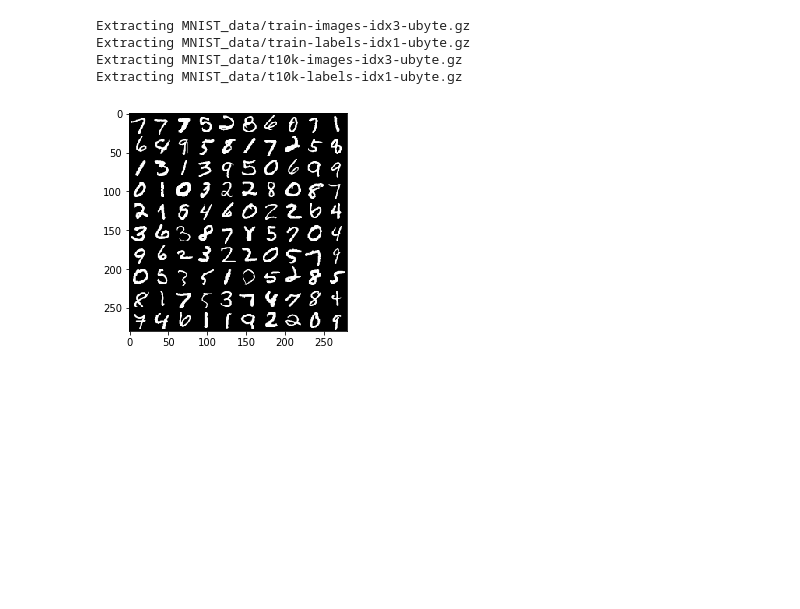
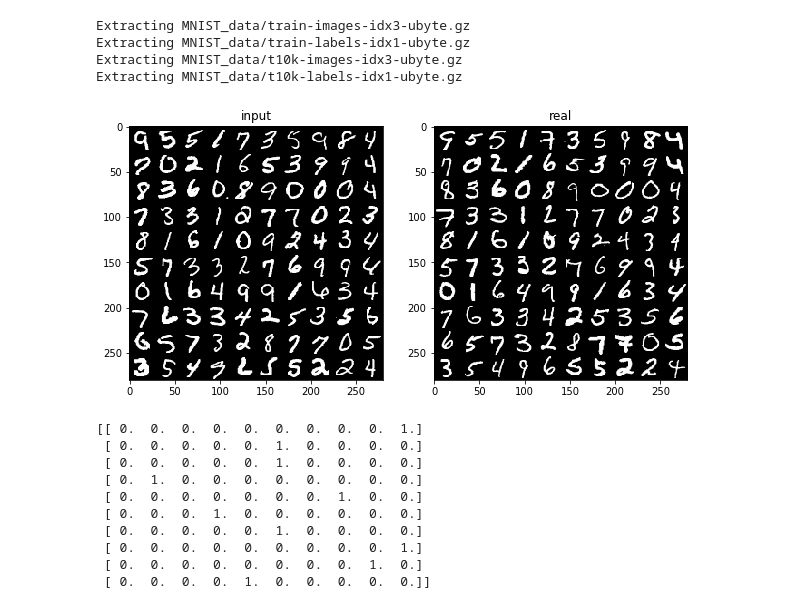
Before and after one commit to williamwhe/privateGAN, a Jupyter notebook: Testing Dataset class.ipynb, the cells around one changed output. Cells and saved outputs as stored; diff of their text form; code cells hidden in the pictures; blank space fills up the shorter version.

Commit message:
Changed MNIST run to work with all images, not just one label

```diff
--- a/Testing Dataset class.ipynb
+++ b/Testing Dataset class.ipynb
@@ -12,7 +12,7 @@ batch_size = 200
 source_label = 0
 target_label = 1
 
-loader = Dataset2(train_data, train_label, source_label, targeted=False)
+loader = Dataset2(train_data, train_label, source_label)
 # data = loader.next_batch(batch_size, negative=False)
 # %% [output]
 Extracting MNIST_data/train-images-idx3-ubyte.gz
@@ -66,9 +66,29 @@ def merge(images, size):
 # plt.show()
 # %%
 import matplotlib.pyplot as plt
-data_1, label_1, _ = loader.next_batch(batch_size)
-imgs = merge(data_1[:100], [10, 10])
-plt.imshow(imgs, cmap=plt.cm.Greys_r)
+# loader = Dataset2(train_data, train_label, source_label)
+data, label, target = loader.next_batch(batch_size)
+source_imgs = merge(data[:100], [10, 10])
+target_imgs = merge(target[:100], [10, 10])
+
+_, axx = plt.subplots(1, 2, figsize=(10, 20))
+
+for ax, imgs, title in zip(axx,
+                           [source_imgs, target_imgs],
+                           ['input', 'real']):
+    ax.imshow(imgs, cmap=plt.cm.Greys_r)
+    ax.set_title(title)
 plt.show()
+print label[:10,:]
 # %% [output]
-[figure, old version]
+[figure, new version]
+[[ 0.  0.  0.  0.  0.  0.  0.  0.  0.  1.]
+ [ 0.  0.  0.  0.  0.  1.  0.  0.  0.  0.]
+ [ 0.  0.  0.  0.  0.  1.  0.  0.  0.  0.]
+ [ 0.  1.  0.  0.  0.  0.  0.  0.  0.  0.]
+ [ 0.  0.  0.  0.  0.  0.  0.  1.  0.  0.]
+ [ 0.  0.  0.  1.  0.  0.  0.  0.  0.  0.]
+ [ 0.  0.  0.  0.  0.  1.  0.  0.  0.  0.]
+ [ 0.  0.  0.  0.  0.  0.  0.  0.  0.  1.]
+ [ 0.  0.  0.  0.  0.  0.  0.  0.  1.  0.]
+ [ 0.  0.  0.  0.  1.  0.  0.  0.  0.  0.]]
```
Also changed, not shown: 2 other files.
